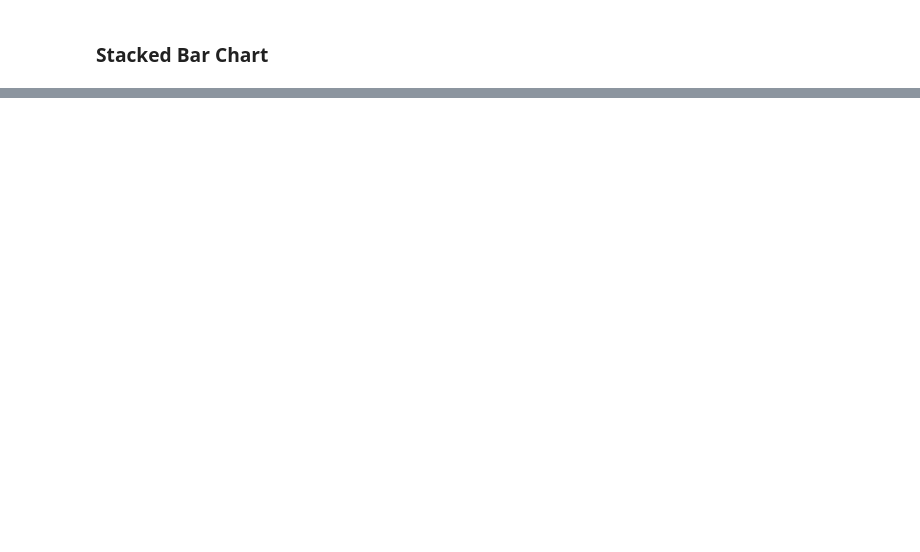
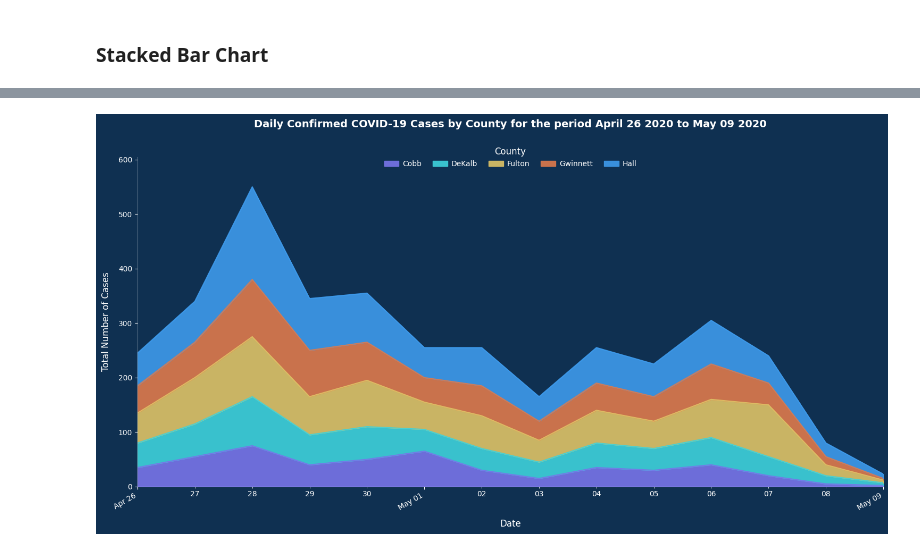
Before and after one commit to tom-gemini-cloud/georgia_covid_data_visualisations, a Jupyter notebook: georgia_covid_visualisations.ipynb, the cells around one changed output, grey strips where cells are left out. Drawn from its saved outputs; the diff is of its cells as text; code cells hidden in the pictures; blank space fills up the shorter version.

```diff
--- a/georgia_covid_visualisations.ipynb
+++ b/georgia_covid_visualisations.ipynb
@@ -74,0 +162,82 @@ plt.show()
+# %%
+import matplotlib.pyplot as plt
+import pandas as pd
+import seaborn as sns
+
+# Set the style
+plt.style.use('dark_background')
+# The Georgia County Colour Palette [Cobb, DeKalb, Fulton, Gwinnett, Hall]
+georgia_palette = ['#7874E9', '#3ED2DC', '#DEC367', '#DE7A4C', '#3E9AEB']
+
+# Set background color for the entire figure
+plt.rcParams['figure.facecolor'] = '#0F3051'
+plt.rcParams['axes.facecolor'] = '#0F3051'
+
+# Data
+dates = pd.date_range(start='2020-04-26', periods=14)
+cobb = [35, 55, 75, 40, 50, 65, 30, 15, 35, 30, 40, 20, 5, 2]
+dekalb = [45, 60, 90, 55, 60, 40, 40, 30, 45, 40, 50, 35, 15, 5]
+fulton = [55, 85, 110, 70, 85, 50, 60, 40, 60, 50, 70, 95, 20, 5]
+gwinnett = [50, 65, 105, 85, 70, 45, 55, 35, 50, 45, 65, 40, 15, 3]
+hall = [60, 75, 170, 95, 90, 55, 70, 45, 65, 60, 80, 50, 25, 8]
+
+# Create DataFrame
+data = {
+    'Date': dates,
+    'Cobb': cobb,
+    'DeKalb': dekalb,
+    'Fulton': fulton,
+    'Gwinnett': gwinnett,
+    'Hall': hall
+}
+df = pd.DataFrame(data)
+# For area charts, we need actual dates on the x-axis
+df.set_index('Date', inplace=True)
+
+# Create a single figure and axis
+fig, ax = plt.subplots(figsize=(15, 8))
+
+# Plot stacked area chart
+df.plot(kind='area', stacked=True, color=georgia_palette, alpha=0.9, ax=ax)
+
+# Customize the plot
+plt.title('Daily Confirmed COVID-19 Cases by County for the period April 26 2020 to May 09 2020',
+          pad=40, fontsize=14, fontweight='bold', color='white')
+plt.xlabel('Date', fontsize=12, labelpad=10, color='white')
+plt.ylabel('Total Number of Cases', fontsize=12, labelpad=10, color='white')
+
+# Adjust the y-axis limit based on stacked totals
+y_max = df.sum(axis=1).max() * 1.1  # Add 10% padding
+ax.set_ylim(0, y_max)
+
+# Customize legend
+plt.legend(title='County', title_fontsize=12, fontsize=10,
+          loc='upper center', bbox_to_anchor=(0.5, 1.05),
+          ncol=5, columnspacing=1.5, handletextpad=0.5,
+          facecolor='#0F3051', edgecolor='none')
+
+# Format x-axis dates
+plt.gcf().autofmt_xdate()
+date_format = plt.matplotlib.dates.DateFormatter('%b %d')
+plt.gca().xaxis.set_major_formatter(date_format)
+plt.xticks(color='white')
+plt.yticks(color='white')
+
+# Remove top and right spines, style bottom and left
+plt.gca().spines['top'].set_visible(False)
+plt.gca().spines['right'].set_visible(False)
+plt.gca().spines['bottom'].set_color('white')
+plt.gca().spines['left'].set_color('white')
+plt.gca().spines['bottom'].set_alpha(0.3)
+plt.gca().spines['left'].set_alpha(0.3)
+
+# Turn off grid
+ax.grid(False)
+
+# Adjust layout
+plt.tight_layout()
+
+# Show the plot
+plt.show()
+# %% [output]
+[figure, added]
```
Also changed, not shown: parts of 4 cells of this notebook, 1 other file.
